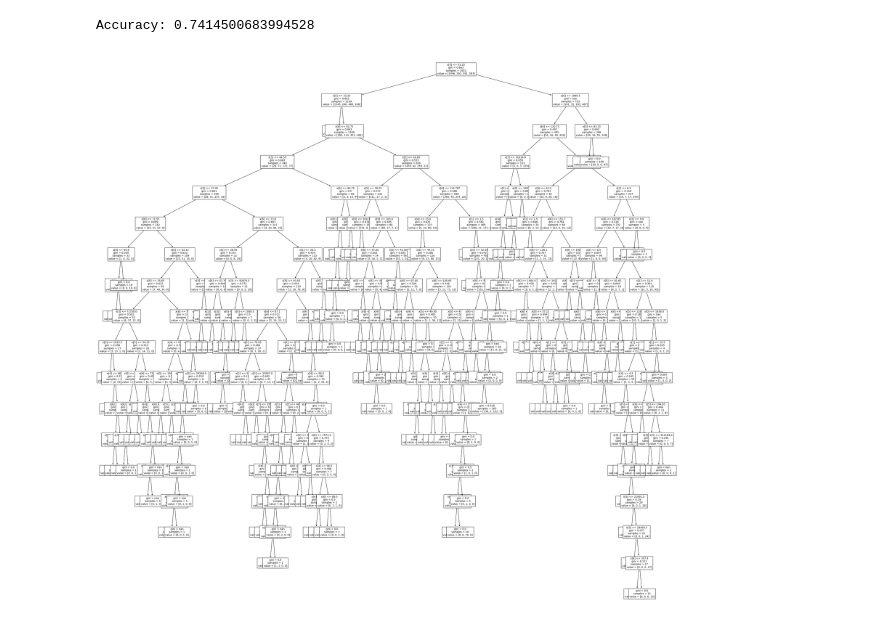
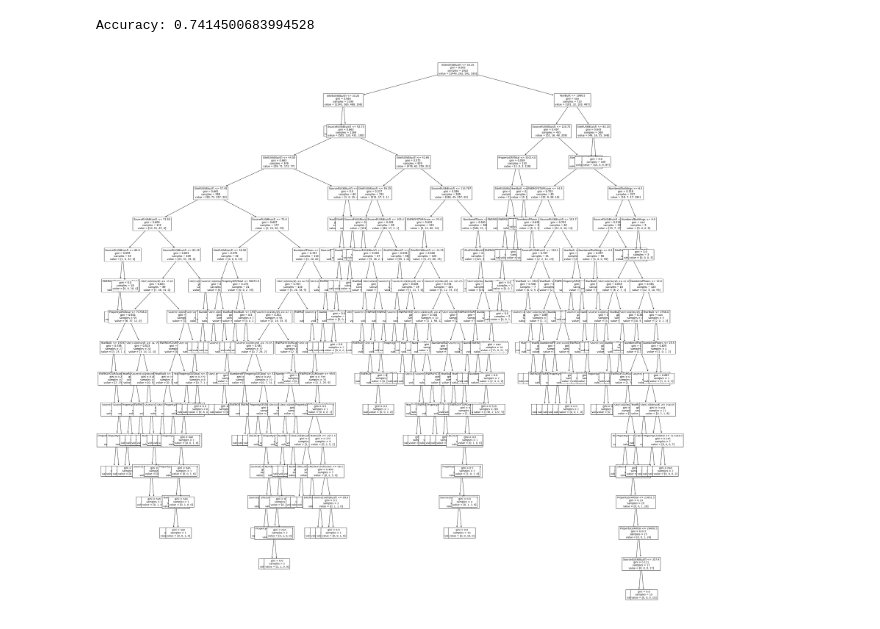
Before and after one commit to libbyqstephan/DATA422_Fall2024_Team5, a Jupyter notebook: Code/decisionTree.ipynb, the cells around one changed output. Cells and saved outputs as stored; diff of their text form; code cells hidden in the pictures.

```diff
--- a/Code/decisionTree.ipynb
+++ b/Code/decisionTree.ipynb
@@ -3,32 +3,32 @@
 #Importing necessary libraries.
 import pandas as pd
 from sklearn.tree import DecisionTreeClassifier
 from sklearn.model_selection import train_test_split
 from sklearn import metrics
 from sklearn import tree
 import matplotlib.pyplot as plt
 
 #Impporting the cleaned data that includes GHG Intensity Clusters that Libby created. Thank you Libby!
 clusterData = pd.read_csv('/Users/nataliesimkins/Downloads/ClusterData')
 
 #Assigning the dependent and independent variables.
 #Not every variable is included in the independent variables, since some of them were strings and I didn't want to go to the trouble of changing types until we knew we liked this method.
 X = clusterData[['YearBuilt','NumberofFloors','NumberofBuildings','PropertyGFATotal','ENERGYSTARScore','SiteEUI(kBtu/sf)','SourceEUI(kBtu/sf)']]
 y = clusterData[['GHGIntensityCluster']]
 
 #Splitting the data into training and testing sets. I chose a 80% training and 20% testing split.
 #random.seed(123)
 X_train, X_test, y_train, y_test = train_test_split(X, y, test_size=0.2, random_state=12)
 clf = DecisionTreeClassifier(random_state=12)
 clf = clf.fit(X_train,y_train)
 y_pred = clf.predict(X_test)
 
 #Printing accuracy findings of the model.
 print("Accuracy:",metrics.accuracy_score(y_test, y_pred))
 
 #Graphing the decision tree.
 plt.figure(figsize=(40,40))
-_ = tree.plot_tree(clf, fontsize=10)
+_ = tree.plot_tree(clf, feature_names = X.columns, fontsize=10)
 # %% [output]
 Accuracy: 0.7414500683994528
-[figure, old version]
+[figure, new version]
```
